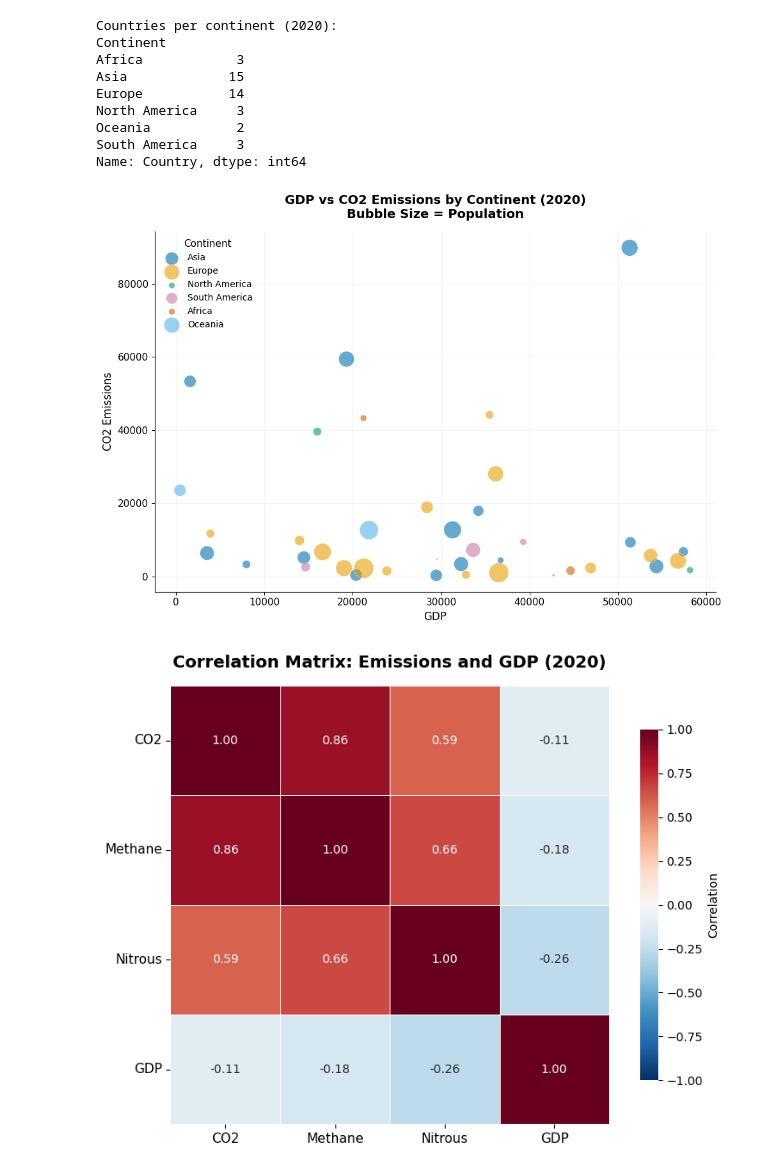
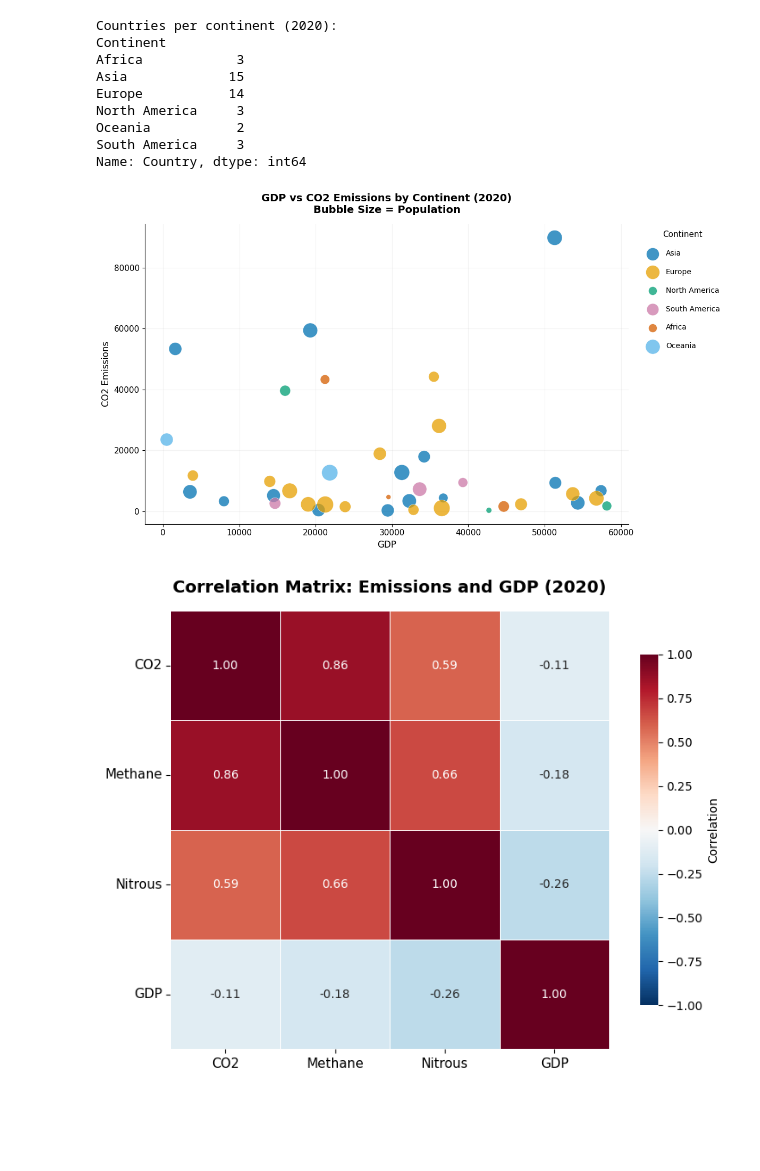
Before and after one commit to NickKL05/cp321, a Jupyter notebook: a2/kund6417_a2/a2_code.ipynb, the cells around one changed output. Saved outputs shown, nothing was run; the diff lists cells and outputs as text; code cells hidden in the pictures; blank space fills up the shorter version.

```diff
--- a/a2/a2_code.ipynb
+++ b/a2/kund6417_a2/a2_code.ipynb
@@ -217,33 +217,38 @@ South America     3
 Name: Country, dtype: int64
 # %%
 # bubble chart: GDP vs CO2, bubble size = population
-fig, ax = plt.subplots(figsize=(10, 7))
+# smaller bubbles plotted last so they appear on top
+fig, ax = plt.subplots(figsize=(12, 7))
 
-# scale population to reasonable bubble sizes
-pop_scaled = df_2020['Population'] / df_2020['Population'].max() * 500
+# sort by population descending so large bubbles render first
+df_bubble = df_2020.sort_values('Population', ascending=False)
+
+# sqrt scaling so bubble area is proportional to population (proportional ink)
+pop_scaled = np.sqrt(df_bubble['Population'] / df_bubble['Population'].max()) * 500
 
 for continent, color in continent_colors.items():
-    subset = df_2020[df_2020['Continent'] == continent]
+    subset = df_bubble[df_bubble['Continent'] == continent]
     sizes = pop_scaled[subset.index]
     ax.scatter(subset['GDP'], subset['CO2_Emissions'],
-               s=sizes, c=color, label=continent, alpha=0.6, edgecolors='white', linewidths=0.5)
+               s=sizes, c=color, label=continent, alpha=0.75, edgecolors='white', linewidths=0.5)
 
 ax.set_xlabel('GDP', fontsize=12)
 ax.set_ylabel('CO2 Emissions', fontsize=12)
 ax.set_title('GDP vs CO2 Emissions by Continent (2020)\nBubble Size = Population',
              fontsize=14, fontweight='bold', pad=15)
-ax.legend(title='Continent', frameon=False, fontsize=10, title_fontsize=11)
+ax.legend(title='Continent', frameon=False, fontsize=10, title_fontsize=11,
+          bbox_to_anchor=(1.02, 1), loc='upper left', labelspacing=1.5)
 ax.tick_params(axis='both', labelsize=11)
 ax.xaxis.grid(True, linestyle='-', alpha=0.15)
 ax.yaxis.grid(True, linestyle='-', alpha=0.15)
 ax.set_axisbelow(True)
 for spine in ['top', 'right']:
     ax.spines[spine].set_visible(False)
 
 plt.tight_layout()
 plt.show()
 # %% [output]
-[figure, old version]
+[figure, new version]
 # %%
 # correlogram: correlation matrix for CO2, GDP, Methane, Nitrous
 import seaborn as sns
```
Also changed, not shown: 3 other files.
